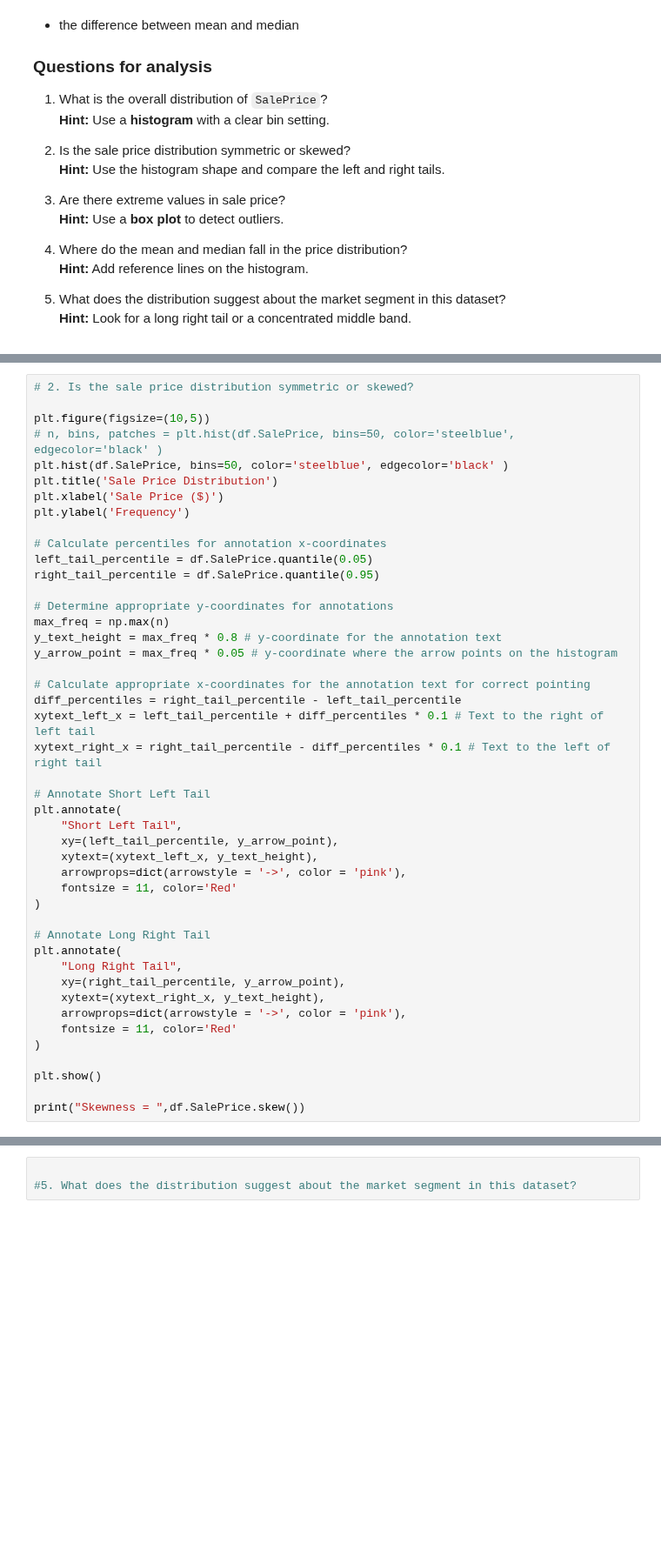
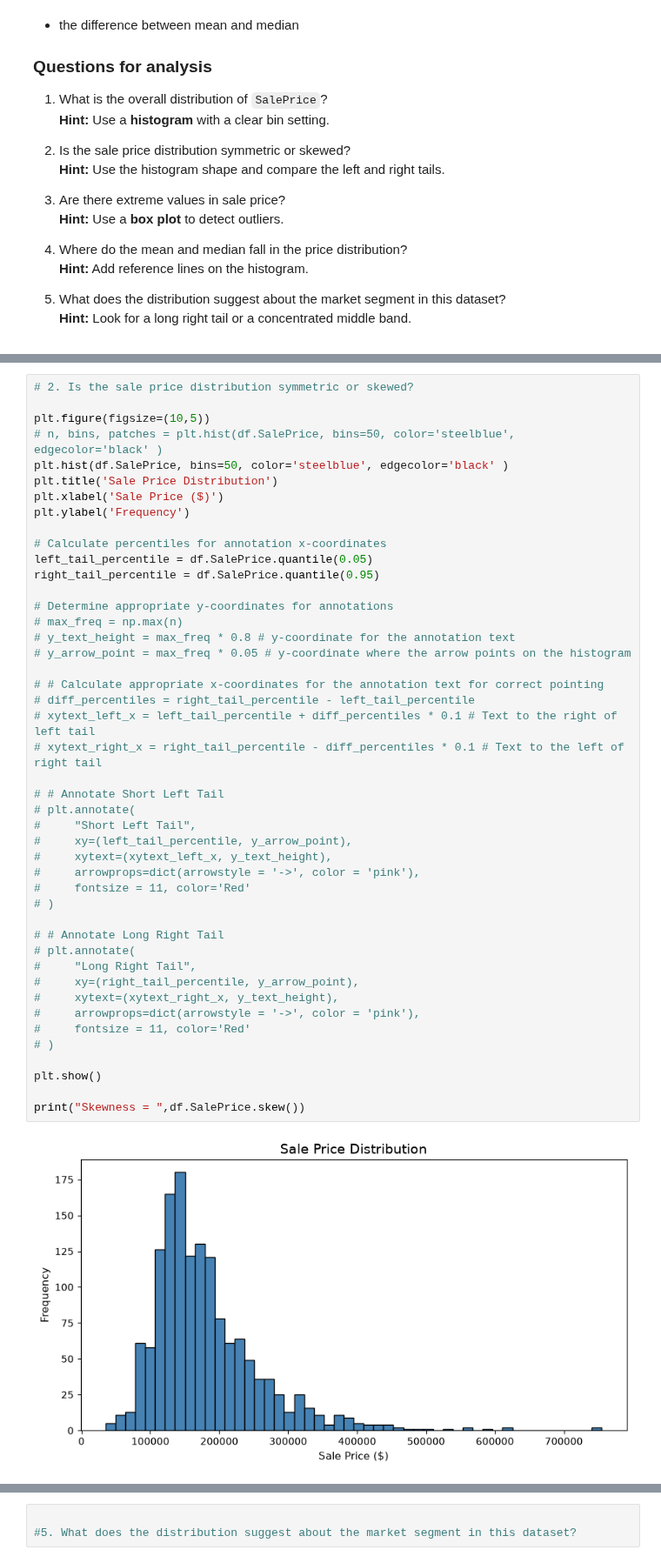
Before and after one commit to shubha95/python, a Jupyter notebook: Applied Data Science with Python/Data_visualization/housing_visual_analysis_notebook.ipynb, the cells around one changed output, grey strips where cells are left out. Shown at 87% size. Cells and saved outputs as stored; diff of their text form; blank space fills up the shorter version.

```diff
--- a/Applied Data Science with Python/Data_visualization/housing_visual_analysis_notebook.ipynb
+++ b/Applied Data Science with Python/Data_visualization/housing_visual_analysis_notebook.ipynb
@@ -364,45 +482,47 @@ plt.show()
 # %%
 # 2. Is the sale price distribution symmetric or skewed?
 
 plt.figure(figsize=(10,5))
 # n, bins, patches = plt.hist(df.SalePrice, bins=50, color='steelblue', edgecolor='black' )
 plt.hist(df.SalePrice, bins=50, color='steelblue', edgecolor='black' )
 plt.title('Sale Price Distribution')
 plt.xlabel('Sale Price ($)')
 plt.ylabel('Frequency')
 
 # Calculate percentiles for annotation x-coordinates
 left_tail_percentile = df.SalePrice.quantile(0.05)
 right_tail_percentile = df.SalePrice.quantile(0.95)
 
 # Determine appropriate y-coordinates for annotations
-max_freq = np.max(n)
-y_text_height = max_freq * 0.8 # y-coordinate for the annotation text
-y_arrow_point = max_freq * 0.05 # y-coordinate where the arrow points on the histogram
+# max_freq = np.max(n)
+# y_text_height = max_freq * 0.8 # y-coordinate for the annotation text
+# y_arrow_point = max_freq * 0.05 # y-coordinate where the arrow points on the histogram
 
-# Calculate appropriate x-coordinates for the annotation text for correct pointing
-diff_percentiles = right_tail_percentile - left_tail_percentile
-xytext_left_x = left_tail_percentile + diff_percentiles * 0.1 # Text to the right of left tail
-xytext_right_x = right_tail_percentile - diff_percentiles * 0.1 # Text to the left of right tail
+# # Calculate appropriate x-coordinates for the annotation text for correct pointing
+# diff_percentiles = right_tail_percentile - left_tail_percentile
+# xytext_left_x = left_tail_percentile + diff_percentiles * 0.1 # Text to the right of left tail
+# xytext_right_x = right_tail_percentile - diff_percentiles * 0.1 # Text to the left of right tail
 
-# Annotate Short Left Tail
-plt.annotate(
-    "Short Left Tail",
-    xy=(left_tail_percentile, y_arrow_point),
-    xytext=(xytext_left_x, y_text_height),
-    arrowprops=dict(arrowstyle = '->', color = 'pink'),
-    fontsize = 11, color='Red'
-)
+# # Annotate Short Left Tail
+# plt.annotate(
+#     "Short Left Tail",
+#     xy=(left_tail_percentile, y_arrow_point),
+#     xytext=(xytext_left_x, y_text_height),
+#     arrowprops=dict(arrowstyle = '->', color = 'pink'),
+#     fontsize = 11, color='Red'
+# )
 
-# Annotate Long Right Tail
-plt.annotate(
-    "Long Right Tail",
-    xy=(right_tail_percentile, y_arrow_point),
-    xytext=(xytext_right_x, y_text_height),
-    arrowprops=dict(arrowstyle = '->', color = 'pink'),
-    fontsize = 11, color='Red'
-)
+# # Annotate Long Right Tail
+# plt.annotate(
+#     "Long Right Tail",
+#     xy=(right_tail_percentile, y_arrow_point),
+#     xytext=(xytext_right_x, y_text_height),
+#     arrowprops=dict(arrowstyle = '->', color = 'pink'),
+#     fontsize = 11, color='Red'
+# )
 
 plt.show()
 
 print("Skewness = ",df.SalePrice.skew())
+# %% [output]
+[figure, added]
```
Also changed, not shown: parts of 48 cells of this notebook, 8 other files.
